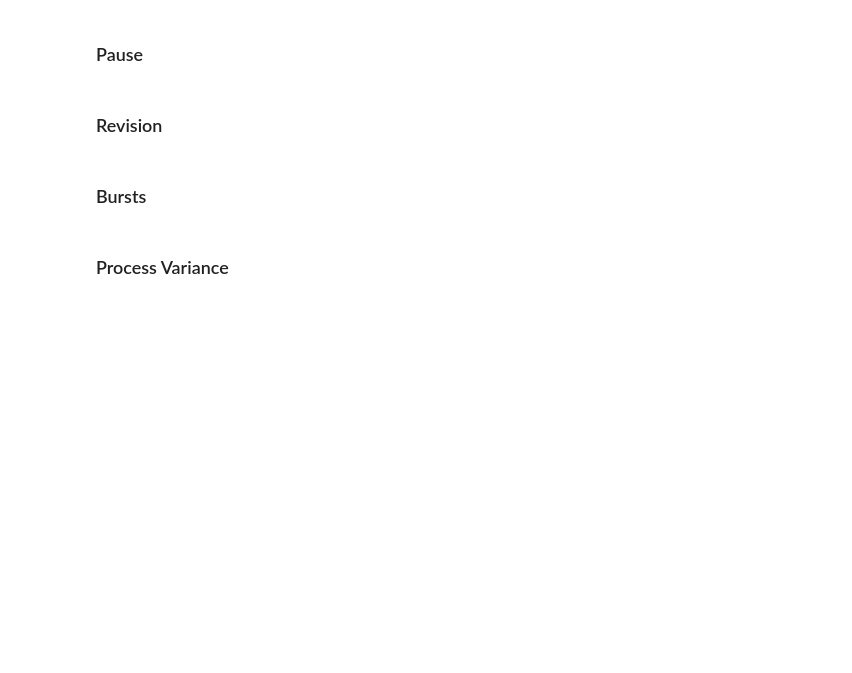
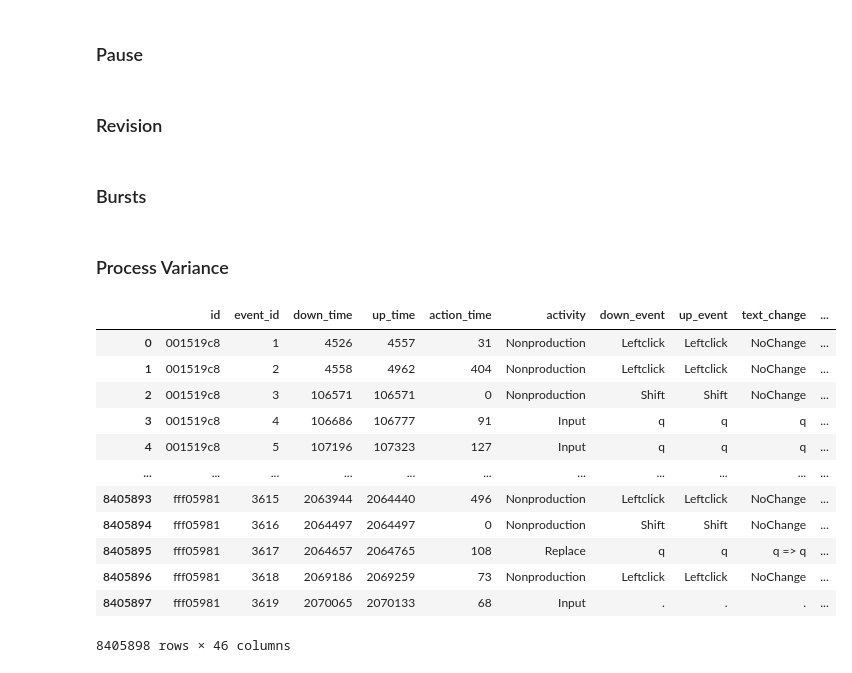
Before and after one commit to sergiogmad/process-quality-writing, a Jupyter notebook: keystroke-measures.ipynb, the cells around one changed output. Cells and saved outputs as stored; diff of their text form; code cells hidden in the pictures; blank space fills up the shorter version.

Commit message:
Version 3 - added rounding

```diff
--- a/keystroke-measures.ipynb
+++ b/keystroke-measures.ipynb
@@ -390,9 +390,25 @@ for _, time_group in train_logs.groupby(['id', 'time_interval_aux']):
 train_logs['chars_proportion_aux'] = np.round(100 * train_logs.chars_time_group_aux / train_logs.chars_process, 1)
 
 for _, group in train_logs.groupby('id'):
-    train_logs.loc[group.index, 'std_chars_interval'] = group.chars_proportion_aux.std()
+    train_logs.loc[group.index, 'std_chars_interval'] = np.round(group.chars_proportion_aux.std(), 1)
 # %%
 train_logs = train_logs.filter(regex='^(?!.*aux).*$')
+# %%
+train_logs
+# %% [output]
+|  | id | event_id | down_time | up_time | action_time | activity | down_event | up_event | text_change | ... |
+| 0 | 001519c8 | 1 | 4526 | 4557 | 31 | Nonproduction | Leftclick | Leftclick | NoChange | ... |
+| 1 | 001519c8 | 2 | 4558 | 4962 | 404 | Nonproduction | Leftclick | Leftclick | NoChange | ... |
+| 2 | 001519c8 | 3 | 106571 | 106571 | 0 | Nonproduction | Shift | Shift | NoChange | ... |
+| 3 | 001519c8 | 4 | 106686 | 106777 | 91 | Input | q | q | q | ... |
+| 4 | 001519c8 | 5 | 107196 | 107323 | 127 | Input | q | q | q | ... |
+| ... | ... | ... | ... | ... | ... | ... | ... | ... | ... | ... |
+| 8405893 | fff05981 | 3615 | 2063944 | 2064440 | 496 | Nonproduction | Leftclick | Leftclick | NoChange | ... |
+| 8405894 | fff05981 | 3616 | 2064497 | 2064497 | 0 | Nonproduction | Shift | Shift | NoChange | ... |
+| 8405895 | fff05981 | 3617 | 2064657 | 2064765 | 108 | Replace | q | q | q => q | ... |
+| 8405896 | fff05981 | 3618 | 2069186 | 2069259 | 73 | Nonproduction | Leftclick | Leftclick | NoChange | ... |
+| 8405897 | fff05981 | 3619 | 2070065 | 2070133 | 68 | Input | . | . | . | ... |
+8405898 rows × 46 columns
 # %%
 file_path = Path('../working/train_logs.pkl')
 
```
